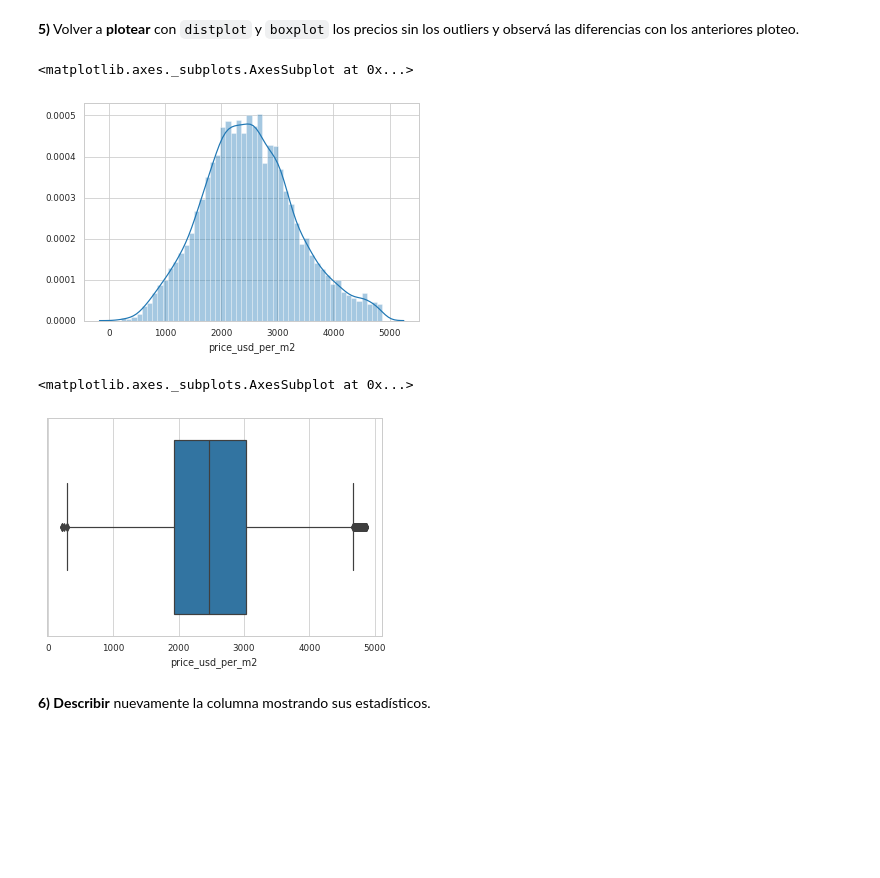
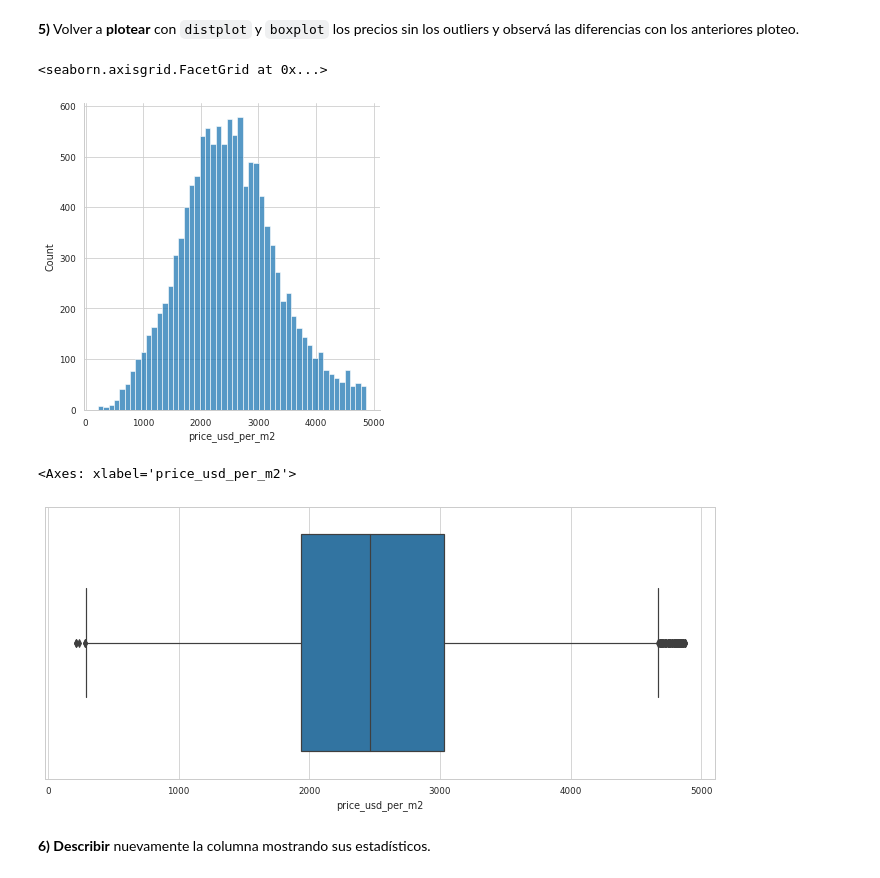
Before and after one commit to yingrei/proj_2, a Jupyter notebook: recursos_proyecto_2.ipynb, the cells around one changed output. Saved outputs shown, nothing was run; the diff lists cells and outputs as text; code cells hidden in the pictures; blank space fills up the shorter version.

```diff
--- a/recursos_proyecto_2.ipynb
+++ b/recursos_proyecto_2.ipynb
@@ -46,7 +46,8 @@ sns.set_context("paper")
 
 plt.rcParams['figure.figsize'] = (12,5)
 # %%
-path_dataset = 'dataset/datos_properati_limpios.csv'
+dataset_url ="https://raw.githubusercontent.com/yingrei/proj_2/main/dataset/datos_properati_limpios.csv"
+path_dataset = dataset_url
 df = pd.read_csv(path_dataset, parse_dates=['created_on'])
 # %%
 df.columns
@@ -170,16 +203,17 @@ df_filtered['price_usd_per_m2'].min()
 # %%
 # Hacé el distplot
 
-sns.distplot(df_filtered['price_usd_per_m2'])
+sns.displot(df_filtered['price_usd_per_m2'])
 # %% [output]
-<matplotlib.axes._subplots.AxesSubplot at 0x...>
+<seaborn.axisgrid.FacetGrid at 0x...>
-[figure, old version]
+[figure, new version]
 # %%
 # Hacé el boxplot en esta celda
-sns.boxplot(df_filtered['price_usd_per_m2'])
+#sns.boxplot(df_filtered['price_usd_per_m2'])
+sns.boxplot(x=df_filtered['price_usd_per_m2'])
 # %% [output]
-<matplotlib.axes._subplots.AxesSubplot at 0x...>
+<Axes: xlabel='price_usd_per_m2'>
-[figure, old version]
+[figure, new version]
 # %% [markdown]
 **6) Describir** nuevamente la columna mostrando sus estadísticos.
 # %%
```
Also changed, not shown: parts of 11 cells of this notebook.
